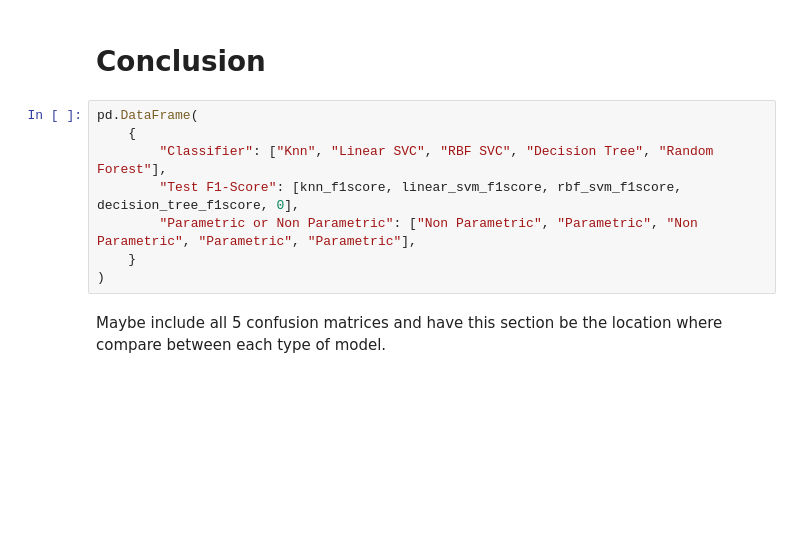
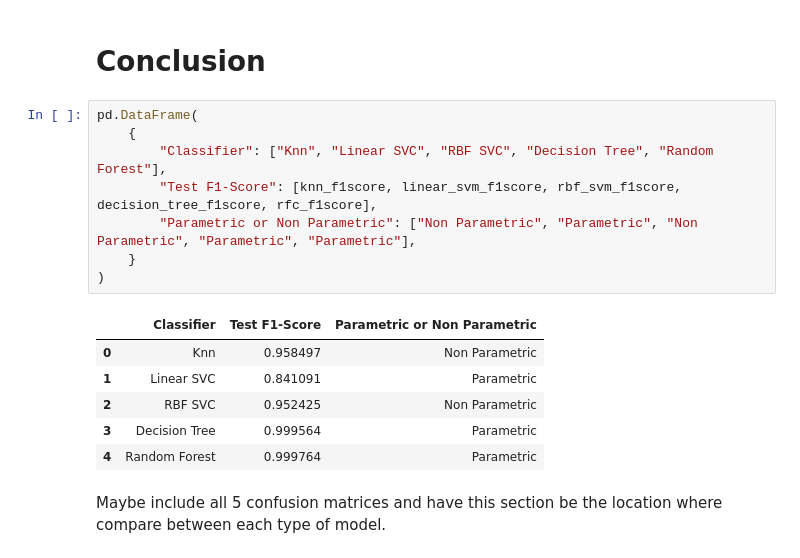
Before and after one commit to JonAndYu/ECON323-Project, a Jupyter notebook: project.ipynb, the cells around one changed output. Drawn from its saved outputs; the diff is of its cells as text; blank space fills up the shorter version.

Commit message:
added random forest score to conclusion

```diff
--- a/project.ipynb
+++ b/project.ipynb
@@ -846,11 +846,18 @@ conf_mat_maker(y_test, rfc_pred)
 # %%
 pd.DataFrame(
     {
         "Classifier": ["Knn", "Linear SVC", "RBF SVC", "Decision Tree", "Random Forest"],
-        "Test F1-Score": [knn_f1score, linear_svm_f1score, rbf_svm_f1score, decision_tree_f1score, 0],
+        "Test F1-Score": [knn_f1score, linear_svm_f1score, rbf_svm_f1score, decision_tree_f1score, rfc_f1score],
         "Parametric or Non Parametric": ["Non Parametric", "Parametric", "Non Parametric", "Parametric", "Parametric"],
     }
 )
+# %% [output]
+|  | Classifier | Test F1-Score | Parametric or Non Parametric |
+| 0 | Knn | 0.958497 | Non Parametric |
+| 1 | Linear SVC | 0.841091 | Parametric |
+| 2 | RBF SVC | 0.952425 | Non Parametric |
+| 3 | Decision Tree | 0.999564 | Parametric |
+| 4 | Random Forest | 0.999764 | Parametric |
 # %% [markdown]
 Maybe include all 5 confusion matrices and have this section be the location where compare between each type of model.
 # %% [markdown]
```
